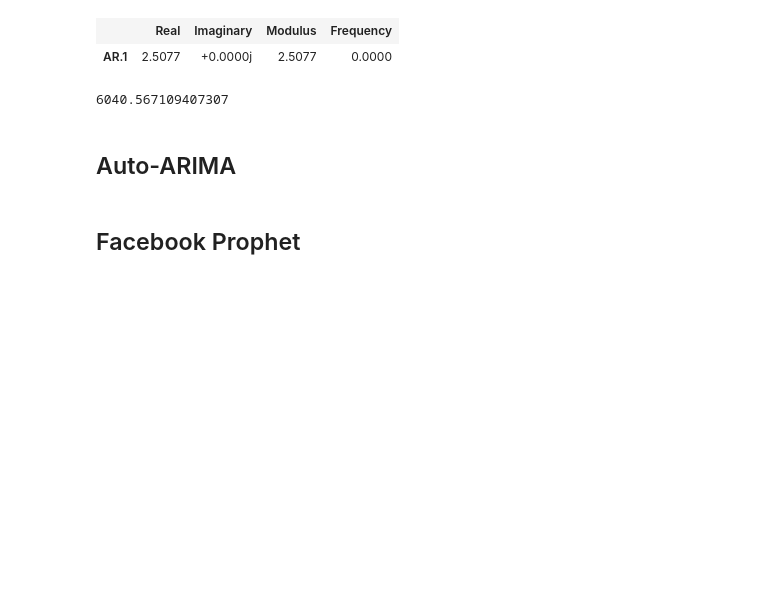
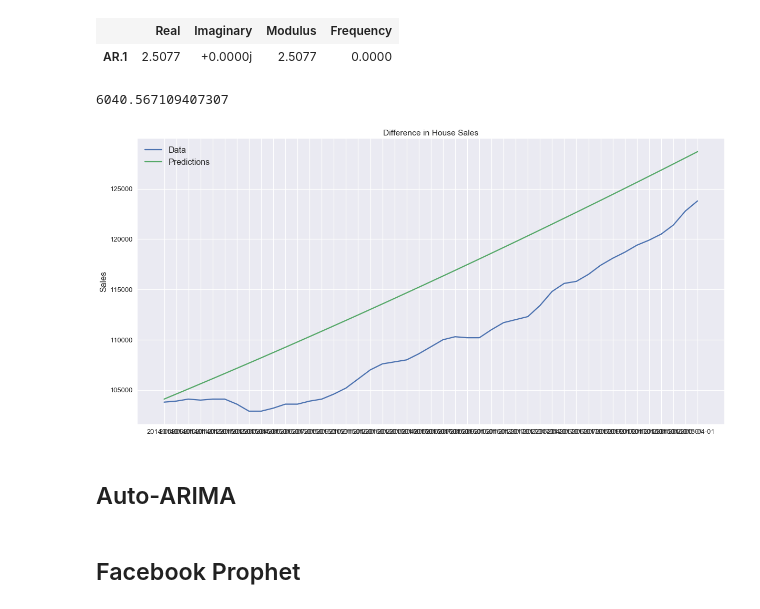
Before and after one commit to tjkim614/springfield_housing_analysis, a Jupyter notebook: 2-Modeling.ipynb, the cells around one changed output. Drawn from its saved outputs; the diff is of its cells as text; code cells hidden in the pictures; blank space fills up the shorter version.

```diff
--- a/2-Modeling.ipynb
+++ b/2-Modeling.ipynb
@@ -271,6 +445,17 @@ arima_forecast = arima.forecast(steps=45)[0]
 np.sqrt(mean_squared_error(sf_test['65807'], arima_forecast))
 # %% [output]
 6040.567109407307
+# %%
+plt.figure(figsize=(20,10))
+
+plt.plot(sf_test['65807'])
+plt.plot(arima_forecast)
+
+plt.legend(('Data', 'Predictions'), fontsize=16)
+plt.title('Difference in House Sales')
+plt.ylabel('Sales', fontsize=16);
+# %% [output]
+[figure, added]
 # %% [markdown]
 ## Auto-ARIMA
 # %% [markdown]
```
Also changed, not shown: parts of 16 cells of this notebook, 7 other files.
